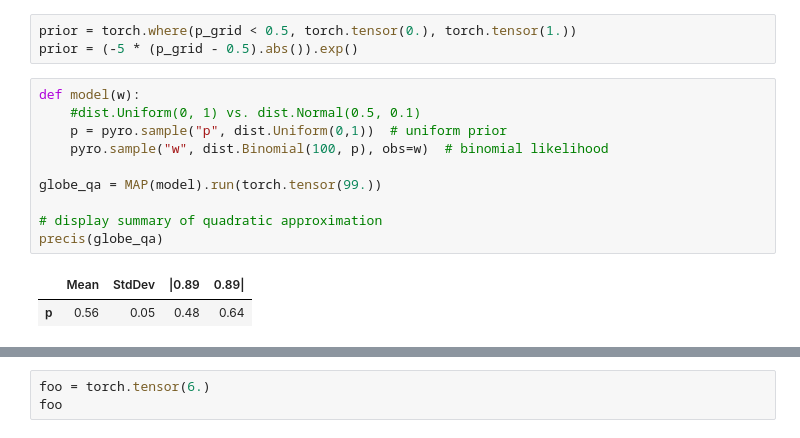
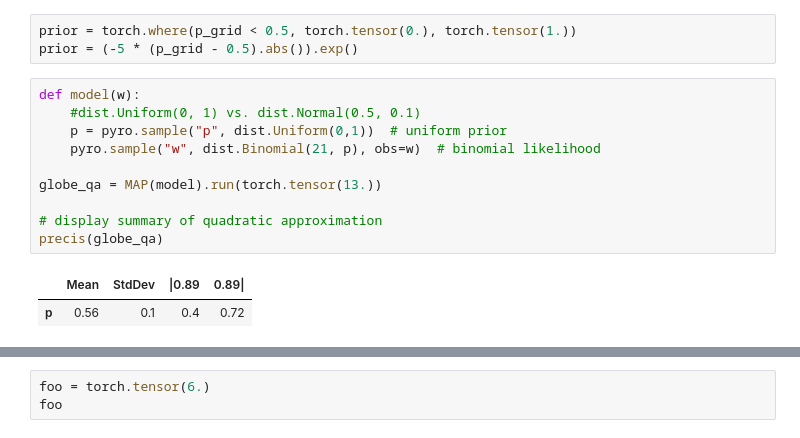
Before and after one commit to gaulight42/bball1, a Jupyter notebook: modelAccuracy.ipynb, the cells around one changed output, grey strips where cells are left out. Drawn from its saved outputs; the diff is of its cells as text.

```diff
--- a/modelAccuracy.ipynb
+++ b/modelAccuracy.ipynb
@@ -101,16 +122,16 @@ prior = (-5 * (p_grid - 0.5).abs()).exp()
 # %%
 def model(w):
     #dist.Uniform(0, 1) vs. dist.Normal(0.5, 0.1)
     p = pyro.sample("p", dist.Uniform(0,1))  # uniform prior
-    pyro.sample("w", dist.Binomial(100, p), obs=w)  # binomial likelihood
+    pyro.sample("w", dist.Binomial(21, p), obs=w)  # binomial likelihood
 
-globe_qa = MAP(model).run(torch.tensor(99.))
+globe_qa = MAP(model).run(torch.tensor(13.))
 
 # display summary of quadratic approximation
 precis(globe_qa)
 # %% [output]
 |  | Mean | StdDev | |0.89 | 0.89| |
-| p | 0.56 | 0.05 | 0.48 | 0.64 |
+| p | 0.56 | 0.1 | 0.4 | 0.72 |
 # %%
 def model2(w):
     #dist.Uniform(0, 1) vs. dist.Normal(0.5, 0.1)
```
Also changed, not shown: parts of 4 cells of this notebook.
